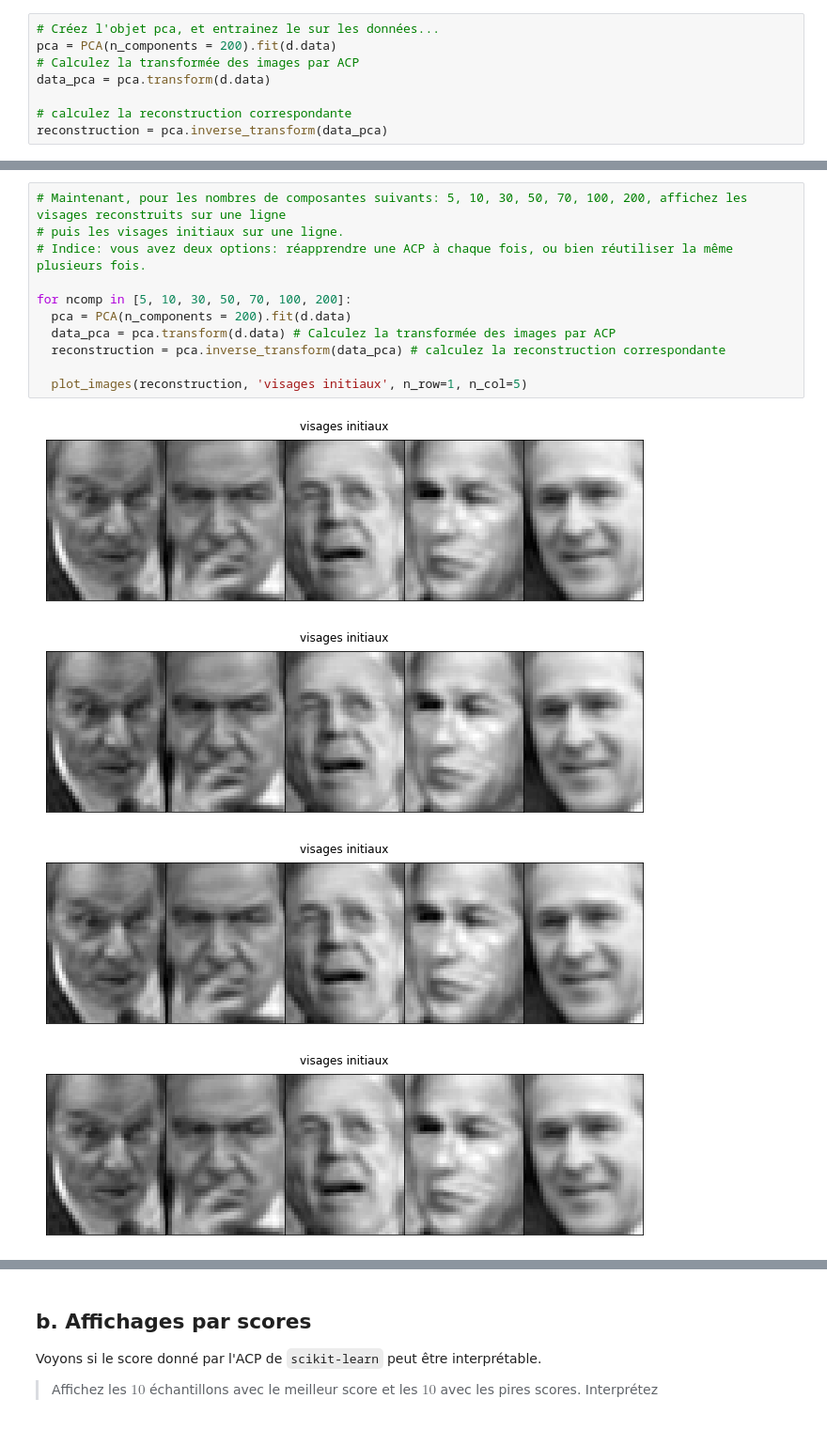
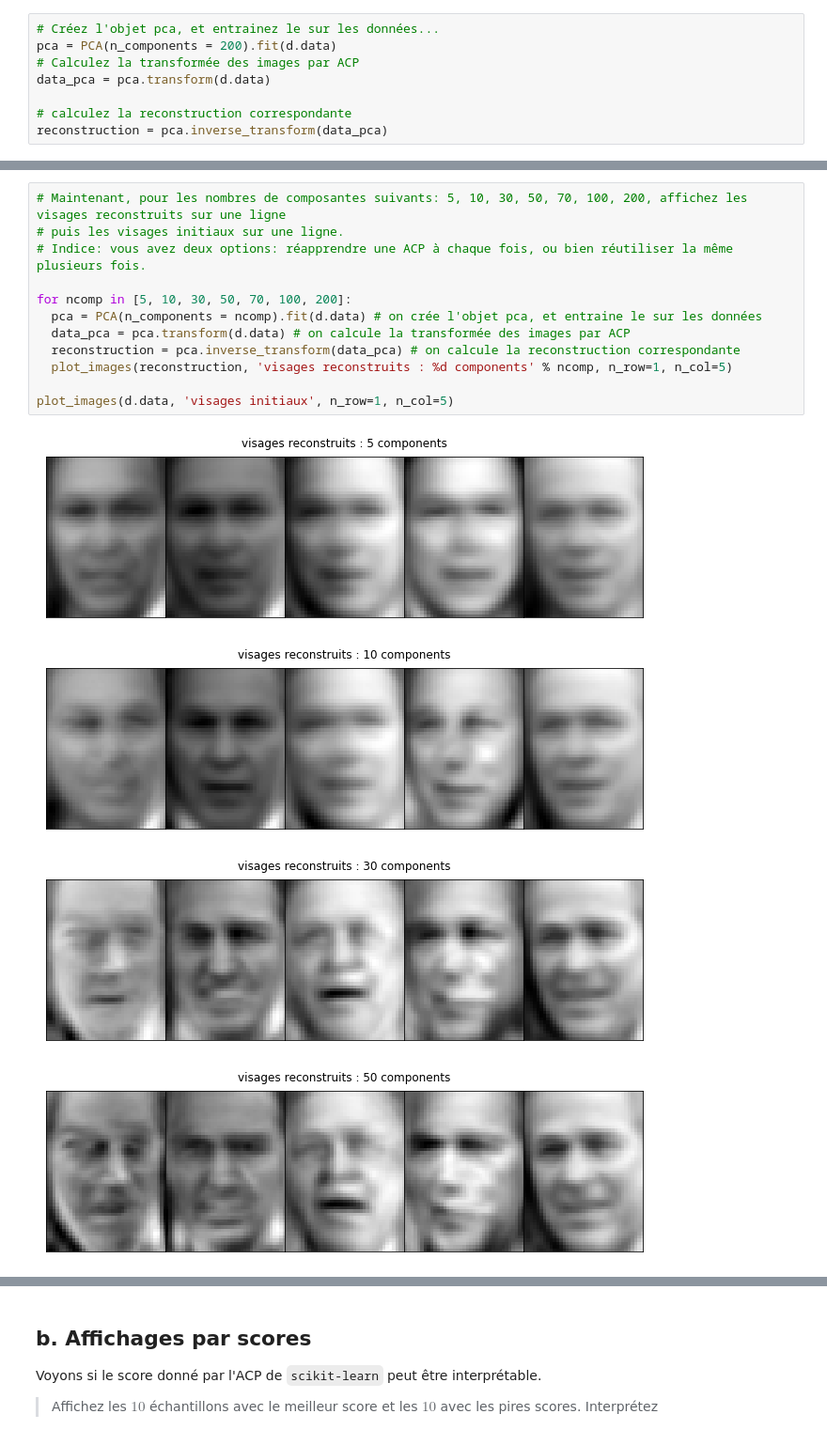
Before and after one commit to campusplage/compte-rendus-pellegrin-nagaratnam, a Jupyter notebook: TP2_sklearn.ipynb, the cells around one changed output, grey strips where cells are left out. Shown: that part at 94% size. Cells and saved outputs as stored; diff of their text form.

```diff
--- a/TP2_sklearn.ipynb
+++ b/TP2_sklearn.ipynb
@@ -294,16 +292,17 @@ plt.show()
 # %%
 # Maintenant, pour les nombres de composantes suivants: 5, 10, 30, 50, 70, 100, 200, affichez les visages reconstruits sur une ligne
 # puis les visages initiaux sur une ligne.
 # Indice: vous avez deux options: réapprendre une ACP à chaque fois, ou bien réutiliser la même plusieurs fois.
 
 for ncomp in [5, 10, 30, 50, 70, 100, 200]:
-  pca = PCA(n_components = 200).fit(d.data)
-  data_pca = pca.transform(d.data) # Calculez la transformée des images par ACP
-  reconstruction = pca.inverse_transform(data_pca) # calculez la reconstruction correspondante
+  pca = PCA(n_components = ncomp).fit(d.data) # on crée l'objet pca, et entraine le sur les données
+  data_pca = pca.transform(d.data) # on calcule la transformée des images par ACP
+  reconstruction = pca.inverse_transform(data_pca) # on calcule la reconstruction correspondante
+  plot_images(reconstruction, 'visages reconstruits : %d components' % ncomp, n_row=1, n_col=5)
 
-  plot_images(reconstruction, 'visages initiaux', n_row=1, n_col=5)
+plot_images(d.data, 'visages initiaux', n_row=1, n_col=5)
 # %% [output]
-[figure, old version]
+[figure, new version]
-[figure, old version]
+[figure, new version]
-[figure, old version]
+[figure, new version]
-[figure, old version]
+[figure, new version]
```
Also changed, not shown: parts of 5 cells of this notebook.
